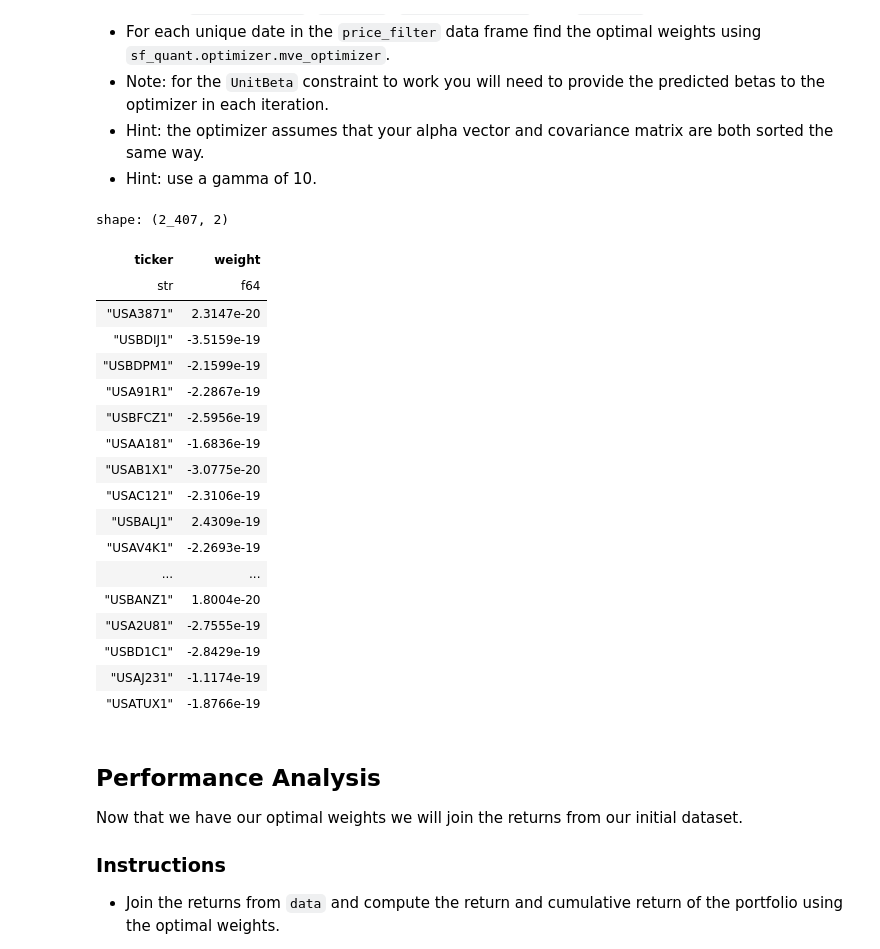
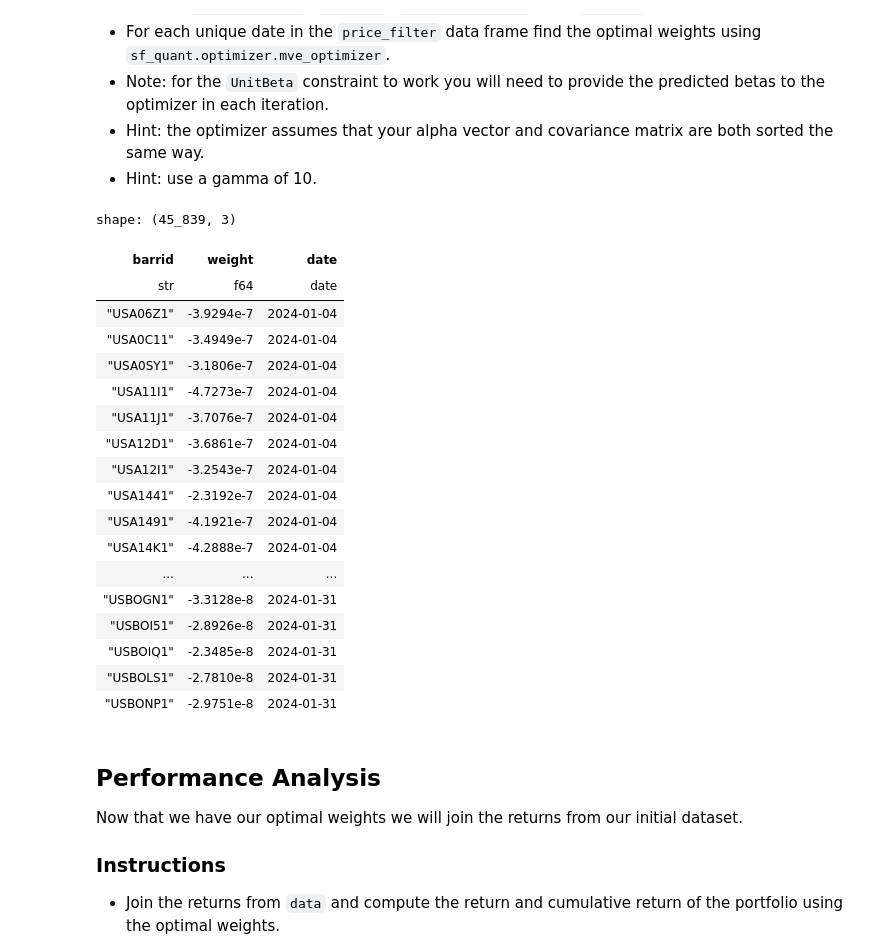
Before and after one commit to acrid2075/sf-quant-labs, a Jupyter notebook: labs/lab_4.ipynb, the cells around one changed output. Drawn from its saved outputs; the diff is of its cells as text; code cells hidden in the pictures.

```diff
--- a/labs/lab_4.ipynb
+++ b/labs/lab_4.ipynb
@@ -75,7 +75,13 @@ def task_compute_momentum(data: pl.DataFrame) -> pl.DataFrame:
     Returns:
         pl.DataFrame: Data frame with columns date, barrid, price, return, and momentum columns.
     """
-    data = data.clone().with_columns((pl.col('return')/100 + 1).log().rolling_sum(230).shift(22).over("barrid").alias("momentum"))
+    data = (
+        data.clone()
+        .sort(["date", "barrid"])
+        .with_columns(
+            (pl.col('return')/100 + 1)
+            .log().rolling_sum(230).shift(22).over("barrid")
+            .alias("momentum")))
     return data.drop_nulls()
 pl.Config.set_tbl_rows(20)
 momentum = task_compute_momentum(data)
@@ -188,0 +158,17 @@ shape: (48_248, 10)
+# %%
+def task_price_filter(alphas: pl.DataFrame) -> pl.DataFrame:
+    """
+    Filter the universe to lagged price greater than 5 and non-null alpha.
+
+    Args:
+        alphas (pl.DataFrame): Data frame containing barrid, date, specific_risk, momentum, score, and alpha columns.
+    Returns:
+        pl.DataFrame: Data frame containing barrid, date, specific_risk, momentum, score, and alpha columns.
+    """
+    df = alphas.clone()
+    df = df.filter(pl.col('price').shift().over("barrid") > 5).drop_nulls(pl.col('alpha'))
+    return df
+
+price_filter = task_price_filter(alphas)
+
+price_filter
@@ -200,50 +206,52 @@ Now that we have our alphas we will compute the MVO portfolios for each date in
 # %%
 def task_backtest(price_filter: pl.DataFrame) -> pl.DataFrame:
     """
     Compute the optimal portfolio weights for each day in our sample.
 
     Args:
         price_filter (pl.DataFrame): Data frame containing barrid, date, specific_risk, momentum, score, and alpha columns.
     Returns:
         pl.DataFrame: Data frame containing barrid, date, and weight columns.
     """
     df = price_filter.clone()
+    results = []
     # weights = df.select(['date', 'barrid'])
     # weights = weights.with_columns((pl.col('barrid') + pl.Null()).alias('weight'))
     for day in df.get_column('date').sort().unique(maintain_order=True):
-        dayDf = df.filter(pl.col('date') == day).sort('ticker')
+        dayDf = df.filter(pl.col('date') == day).sort('barrid')
         alphas = dayDf.get_column('alpha').to_numpy()
-        barrids = dayDf.get_column('barrid').unique(maintain_order=True).to_list()
+        barrids = dayDf.get_column('barrid').to_list()
         betas = dayDf.get_column('predicted_beta').to_numpy()
         cov_mat = sfd.construct_covariance_matrix(day, barrids).to_numpy()[:,1:] / 252
-        tempdf = sfo.mve_optimizer(barrids, alphas, cov_mat, [sfo.FullInvestment(), sfo.LongOnly(), sfo.NoBuyingOnMargin(), sfo.UnitBeta()], gamma=10, betas=betas).rename({"barrid":"ticker"})
-        return tempdf
-        for barrid in barrids:
-            weights[(pl.col('barrid') == day) & (pl.col('barrid') == barrid), 'weight'] = tempdf[barrid]
+        results.append(sfo.mve_optimizer(barrids, alphas, cov_mat,
+                                         [sfo.FullInvestment(), sfo.LongOnly(), sfo.NoBuyingOnMargin(), sfo.UnitBeta()],
+                                         gamma=10, betas=betas).with_columns(pl.lit(day).alias('date')))
+    return pl.concat(results)
+
 
 weights = task_backtest(price_filter)
 
 weights
 # %% [output]
-shape: (2_407, 2)
+shape: (45_839, 3)
-| ticker | weight |
-| str | f64 |
-| "USA3871" | 2.3147e-20 |
-| "USBDIJ1" | -3.5159e-19 |
-| "USBDPM1" | -2.1599e-19 |
-| "USA91R1" | -2.2867e-19 |
-| "USBFCZ1" | -2.5956e-19 |
-| "USAA181" | -1.6836e-19 |
-| "USAB1X1" | -3.0775e-20 |
-| "USAC121" | -2.3106e-19 |
-| "USBALJ1" | 2.4309e-19 |
-| "USAV4K1" | -2.2693e-19 |
-| ... | ... |
-| "USBANZ1" | 1.8004e-20 |
-| "USA2U81" | -2.7555e-19 |
-| "USBD1C1" | -2.8429e-19 |
-| "USAJ231" | -1.1174e-19 |
-| "USATUX1" | -1.8766e-19 |
+| barrid | weight | date |
+| str | f64 | date |
+| "USA06Z1" | -3.9294e-7 | 2024-01-04 |
+| "USA0C11" | -3.4949e-7 | 2024-01-04 |
+| "USA0SY1" | -3.1806e-7 | 2024-01-04 |
+| "USA11I1" | -4.7273e-7 | 2024-01-04 |
+| "USA11J1" | -3.7076e-7 | 2024-01-04 |
+| "USA12D1" | -3.6861e-7 | 2024-01-04 |
+| "USA12I1" | -3.2543e-7 | 2024-01-04 |
+| "USA1441" | -2.3192e-7 | 2024-01-04 |
+| "USA1491" | -4.1921e-7 | 2024-01-04 |
+| "USA14K1" | -4.2888e-7 | 2024-01-04 |
+| ... | ... | ... |
+| "USBOGN1" | -3.3128e-8 | 2024-01-31 |
+| "USBOI51" | -2.8926e-8 | 2024-01-31 |
+| "USBOIQ1" | -2.3485e-8 | 2024-01-31 |
+| "USBOLS1" | -2.7810e-8 | 2024-01-31 |
+| "USBONP1" | -2.9751e-8 | 2024-01-31 |
 # %% [markdown]
 ## Performance Analysis
 
```
Also changed, not shown: parts of 15 cells of this notebook.
